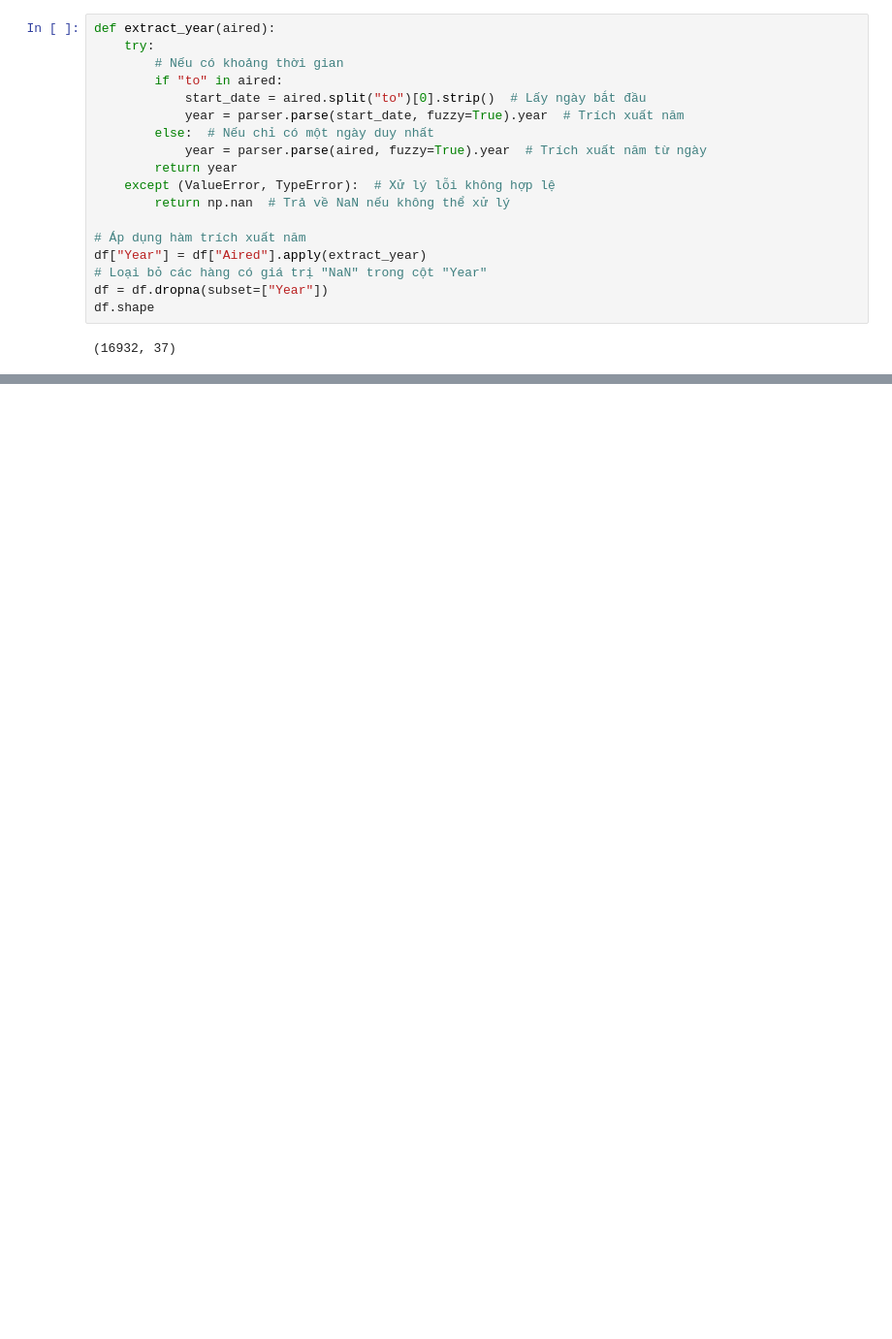
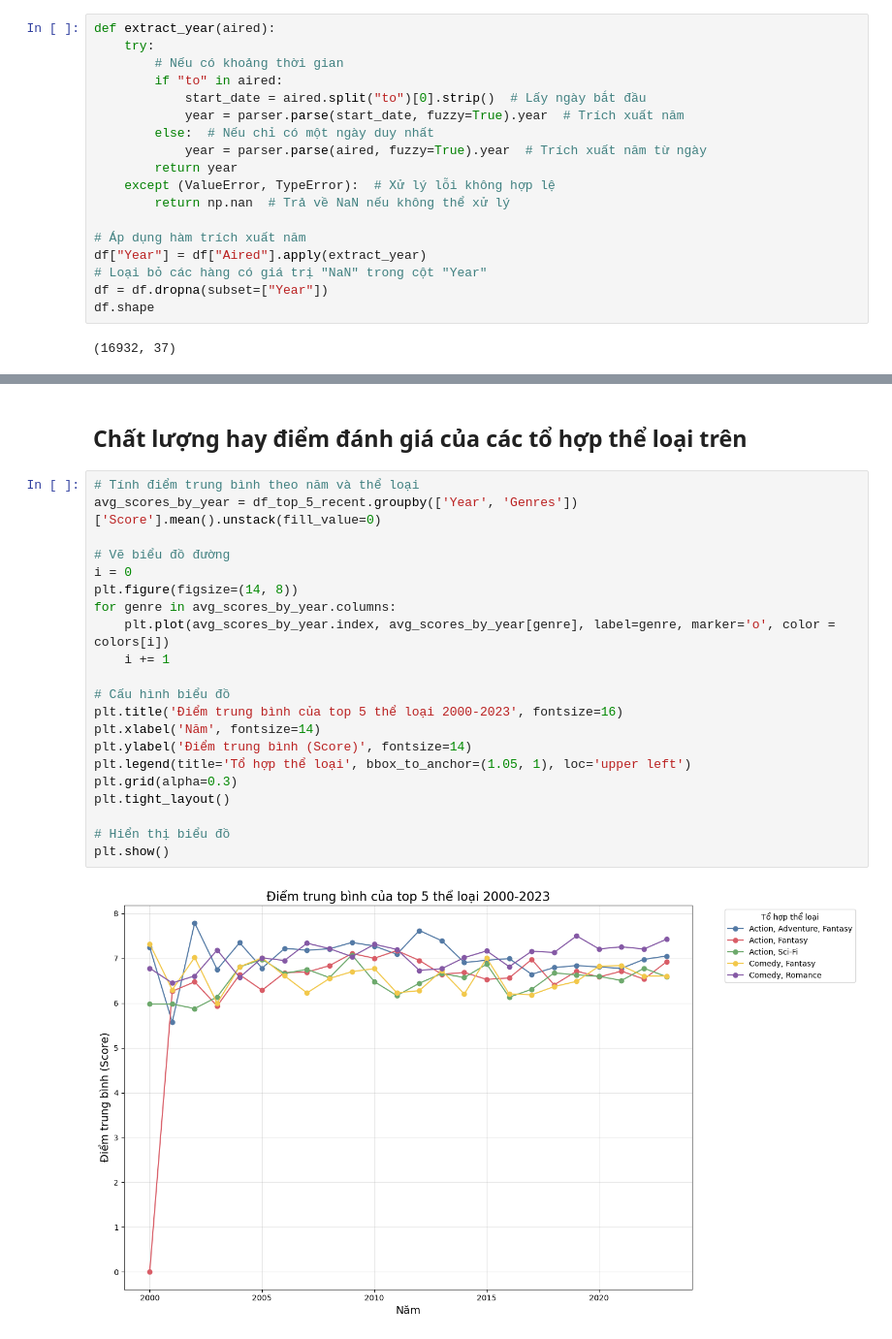
Before and after one commit to V1nk4n/Intro2DS_FinalProject, a Jupyter notebook: question_v1nk4n.ipynb, the cells around one changed output, grey strips where cells are left out. Shown at 97% size. Cells and saved outputs as stored; diff of their text form; blank space fills up the shorter version.

```diff
--- a/question_v1nk4n.ipynb
+++ b/question_v1nk4n.ipynb
@@ -260,0 +168,25 @@ plt.show()
+# %% [markdown]
+## Chất lượng hay điểm đánh giá của các tổ hợp thể loại trên
+# %%
+# Tính điểm trung bình theo năm và thể loại
+avg_scores_by_year = df_top_5_recent.groupby(['Year', 'Genres'])['Score'].mean().unstack(fill_value=0)
+
+# Vẽ biểu đồ đường
+i = 0
+plt.figure(figsize=(14, 8))
+for genre in avg_scores_by_year.columns:
+    plt.plot(avg_scores_by_year.index, avg_scores_by_year[genre], label=genre, marker='o', color = colors[i])
+    i += 1
+
+# Cấu hình biểu đồ
+plt.title('Điểm trung bình của top 5 thể loại 2000-2023', fontsize=16)
+plt.xlabel('Năm', fontsize=14)
+plt.ylabel('Điểm trung bình (Score)', fontsize=14)
+plt.legend(title='Tổ hợp thể loại', bbox_to_anchor=(1.05, 1), loc='upper left')
+plt.grid(alpha=0.3)
+plt.tight_layout()
+
+# Hiển thị biểu đồ
+plt.show()
+# %% [output]
+[figure, added]
```
Also changed, not shown: parts of 42 cells of this notebook, 1 other file.
